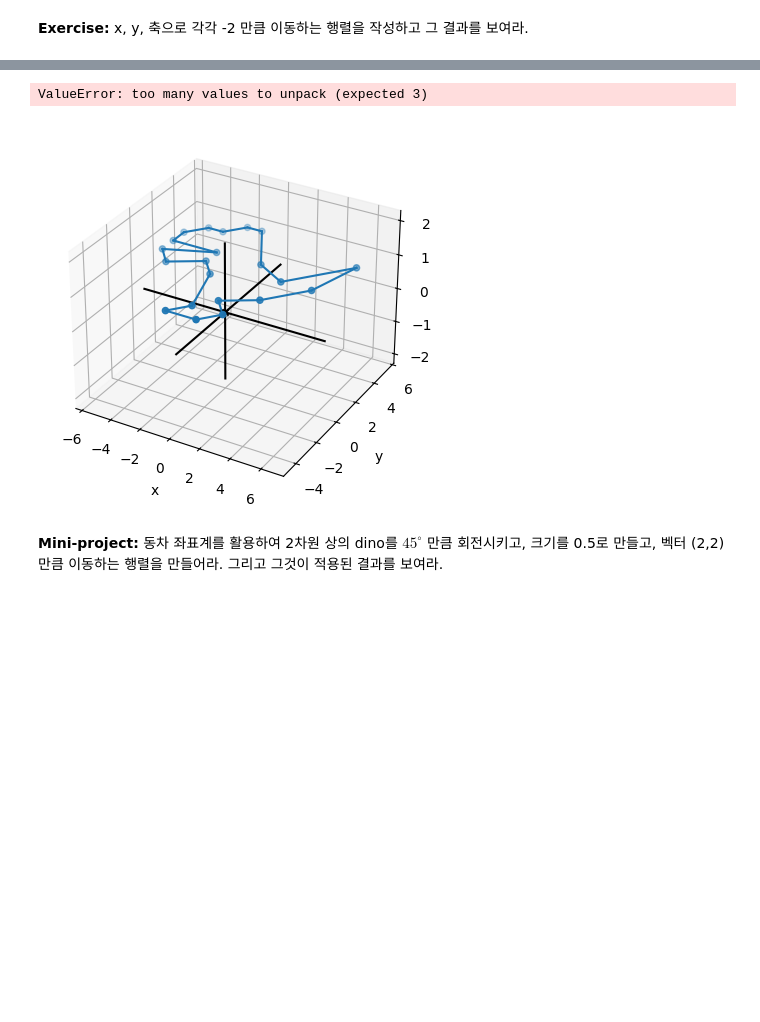
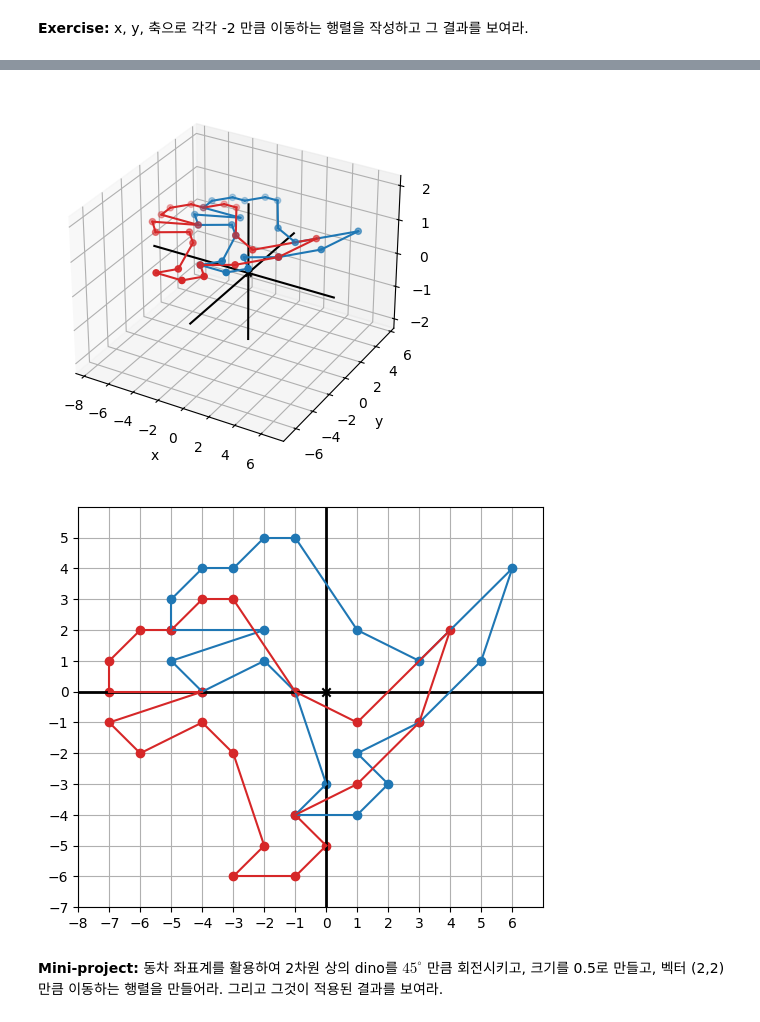
Before and after one commit to zhn61/123456, a Jupyter notebook: 2025_spring/ch5/ch05_1.ipynb, the cells around one changed output, grey strips where cells are left out. Cells and saved outputs as stored; diff of their text form; code cells hidden in the pictures; blank space fills up the shorter version.

```diff
--- a/2025_spring/ch5/ch05_1.ipynb
+++ b/2025_spring/ch5/ch05_1.ipynb
@@ -313,36 +316,36 @@ draw(
 # %% [markdown]
 **Exercise:** x, y, 축으로 각각 -2 만큼 이동하는 행렬을 작성하고 그 결과를 보여라.
 # %%
-translation_matrix = ((1,0,0,-2),(0,1,0,-2),(0,0,1,0),(0,0,0,1))
+translation_matrix = ((1, 0, -2), (0, 1, -2),(0, 0, 1,))
 
 # 확인 코드는 동일
 dino_3d = [(x,y,1) for x,y in dino_vectors]
 
 draw3d(
     Points3D(*dino_3d, color='C0'),
     *polygon_segments_3d(dino_3d, color='C0')
 )
 
 translated = [multiply_matrix_vector(translation_matrix, v) for v in dino_3d]
 
 draw3d(
     Points3D(*dino_3d, color='C0'),
     *polygon_segments_3d(dino_3d,color='C0'),
     Points3D(*translated,color='C3'),
     *polygon_segments_3d(translated,color='C3')
 )
 
 translated_2d = [(x,y) for (x,y,z) in translated]
 
 draw(
     Points(*dino_vectors, color='C0'),
     Polygon(*dino_vectors, color='C0'),
     Points(*translated_2d, color='C3'),
     Polygon(*translated_2d, color='C3')
 )
 # %% [output]
 [figure]
-ValueError: too many values to unpack (expected 3)
-[figure, old version]
+[figure, new version]
+[figure, added]
 # %% [markdown]
 **Mini-project:** 동차 좌표계를 활용하여 2차원 상의 dino를 $45^\circ$ 만큼 회전시키고, 크기를 0.5로 만들고, 벡터 (2,2) 만큼 이동하는 행렬을 만들어라. 그리고 그것이 적용된 결과를 보여라.
```
Also changed, not shown: parts of 3 cells of this notebook.
